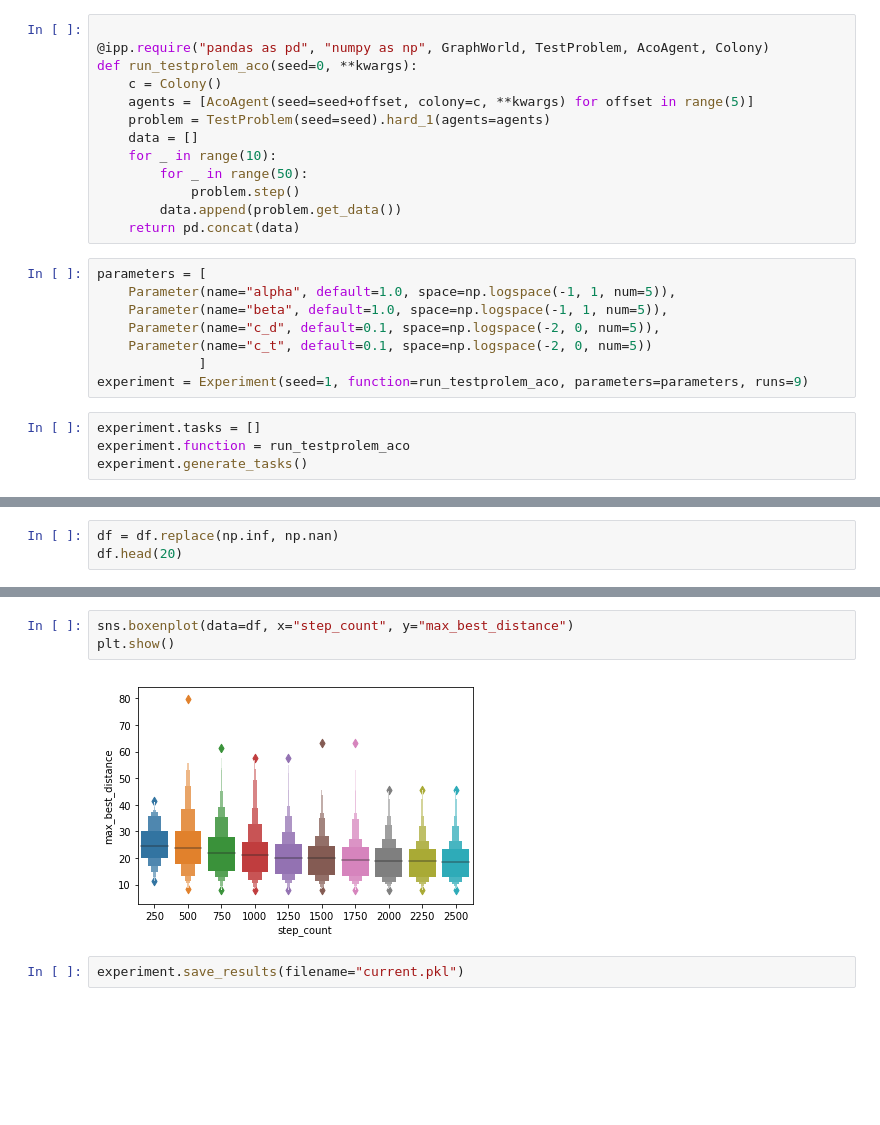
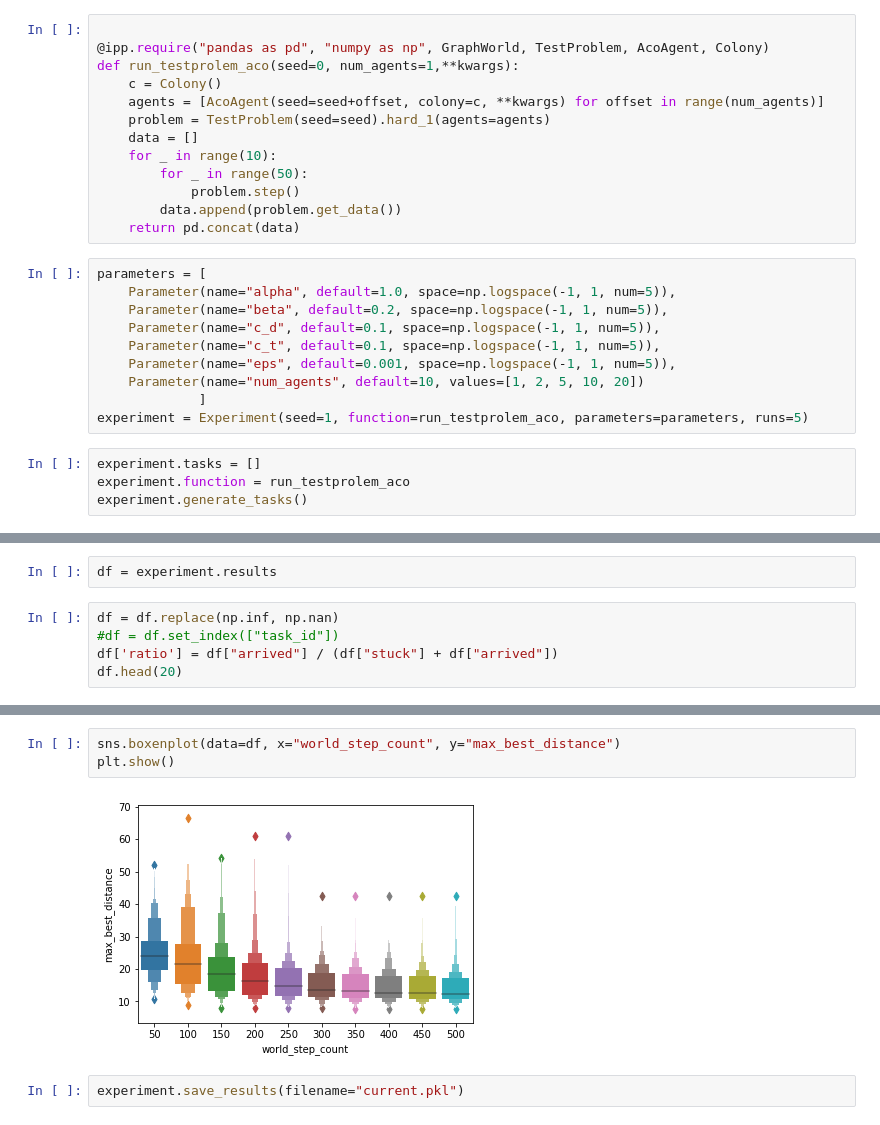
Before and after one commit to ovgu-FINken/ACO-MAPF, a Jupyter notebook: Aco-Visualization.ipynb, the cells around one changed output, grey strips where cells are left out. Saved outputs shown, nothing was run; the diff lists cells and outputs as text; blank space fills up the shorter version.

Commit message:
some parameter tuning and more statistics exported

```diff
--- a/Aco-Visualization.ipynb
+++ b/Aco-Visualization.ipynb
@@ -27,9 +43,9 @@ for _ in range(10):
 # %%
 
 @ipp.require("pandas as pd", "numpy as np", GraphWorld, TestProblem, AcoAgent, Colony)
-def run_testprolem_aco(seed=0, **kwargs):
+def run_testprolem_aco(seed=0, num_agents=1,**kwargs):
     c = Colony()
-    agents = [AcoAgent(seed=seed+offset, colony=c, **kwargs) for offset in range(5)]
+    agents = [AcoAgent(seed=seed+offset, colony=c, **kwargs) for offset in range(num_agents)]
     problem = TestProblem(seed=seed).hard_1(agents=agents)
     data = []
     for _ in range(10):
@@ -40,11 +56,13 @@ def run_testprolem_aco(seed=0, **kwargs):
 # %%
 parameters = [
     Parameter(name="alpha", default=1.0, space=np.logspace(-1, 1, num=5)),
-    Parameter(name="beta", default=1.0, space=np.logspace(-1, 1, num=5)),
-    Parameter(name="c_d", default=0.1, space=np.logspace(-2, 0, num=5)),
-    Parameter(name="c_t", default=0.1, space=np.logspace(-2, 0, num=5))
+    Parameter(name="beta", default=0.2, space=np.logspace(-1, 1, num=5)),
+    Parameter(name="c_d", default=0.1, space=np.logspace(-1, 1, num=5)),
+    Parameter(name="c_t", default=0.1, space=np.logspace(-1, 1, num=5)),
+    Parameter(name="eps", default=0.001, space=np.logspace(-1, 1, num=5)),
+    Parameter(name="num_agents", default=10, values=[1, 2, 5, 10, 20])
              ]
-experiment = Experiment(seed=1, function=run_testprolem_aco, parameters=parameters, runs=9)
+experiment = Experiment(seed=1, function=run_testprolem_aco, parameters=parameters, runs=5)
 # %%
 experiment.tasks = []
 experiment.function = run_testprolem_aco
@@ -56,5 +74,9 @@ df = experiment.run_map()
 done
+# %%
+df = experiment.results
 # %%
 df = df.replace(np.inf, np.nan)
+#df = df.set_index(["task_id"])
+df['ratio'] = df["arrived"] / (df["stuck"] + df["arrived"])
 df.head(20)
 # %% [output]
@@ -78,7 +100,7 @@ df.head(20)
 # %%
-sns.boxenplot(data=df, x="step_count", y="max_best_distance")
+sns.boxenplot(data=df, x="world_step_count", y="max_best_distance")
 plt.show()
 # %% [output]
-[figure, old version]
+[figure, new version]
 # %%
 experiment.save_results(filename="current.pkl")
```
Also changed, not shown: parts of 11 cells of this notebook, 3 other files.
